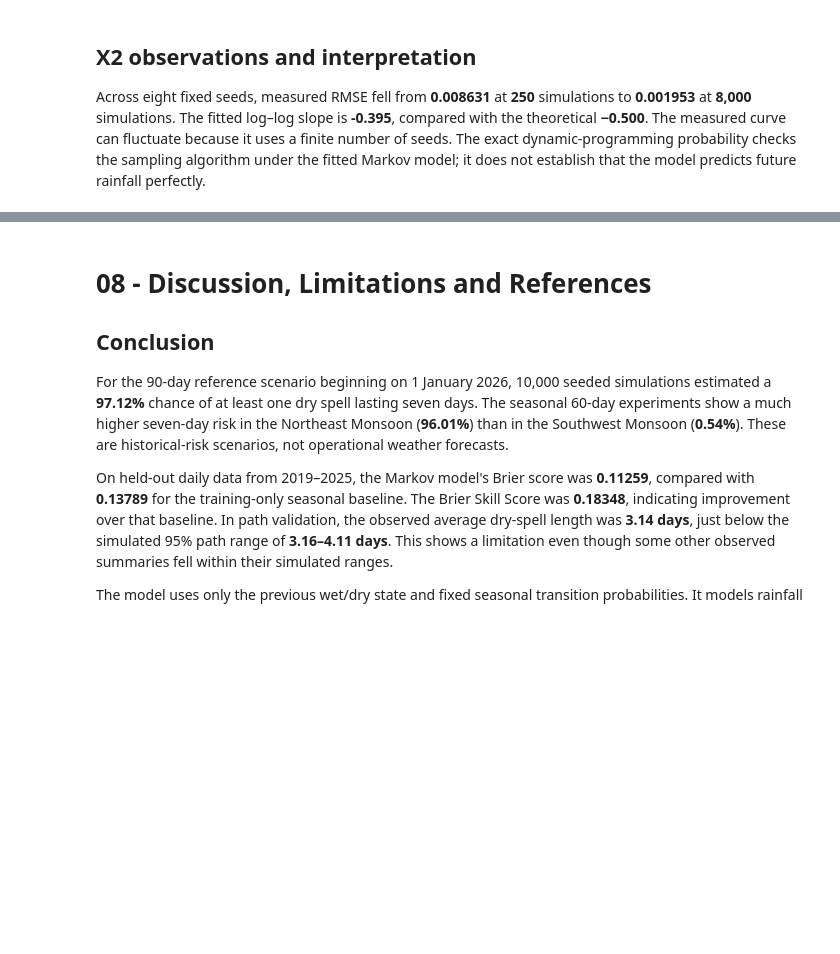
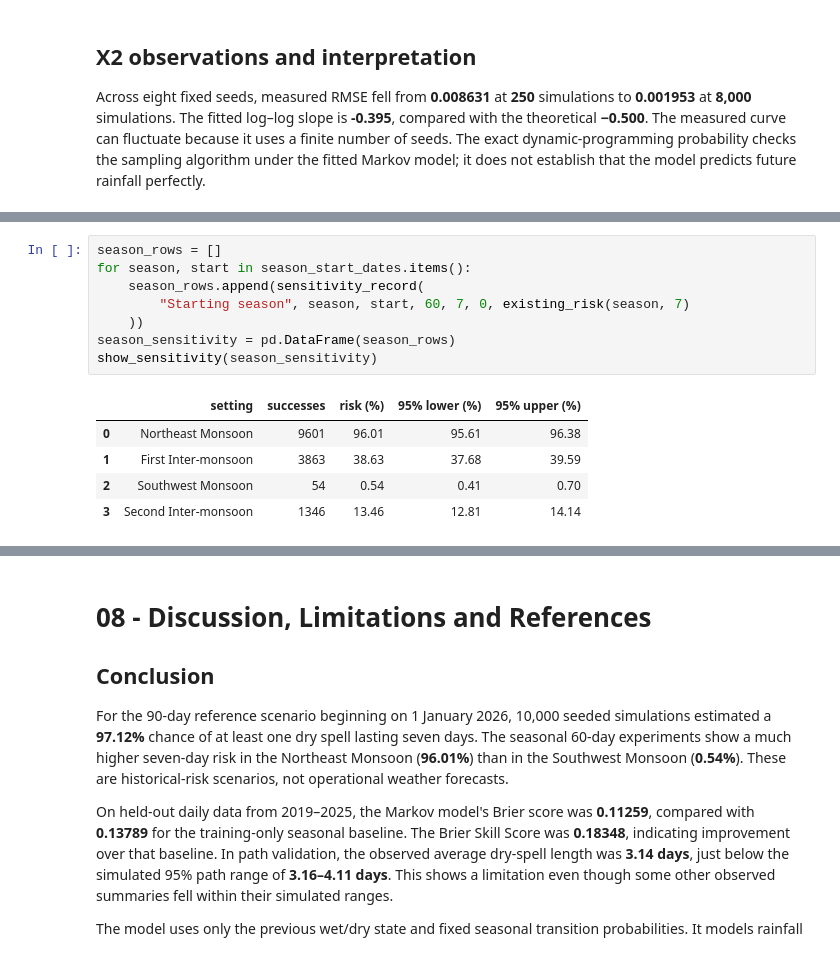
Before and after one commit to NikiniBandara/colombo-monsoon-dry-spell-simulator, a Jupyter notebook: notebook/colombo-monsoon-dry-spell-simulator.ipynb, the cells around one changed output, grey strips where cells are left out. Drawn from its saved outputs; the diff is of its cells as text; blank space fills up the shorter version.

```diff
--- a/notebook/colombo-monsoon-dry-spell-simulator.ipynb
+++ b/notebook/colombo-monsoon-dry-spell-simulator.ipynb
@@ -2382,0 +2467,14 @@ Across eight fixed seeds, measured RMSE fell from **0.008631** at **250** simula
+# %%
+season_rows = []
+for season, start in season_start_dates.items():
+    season_rows.append(sensitivity_record(
+        "Starting season", season, start, 60, 7, 0, existing_risk(season, 7)
+    ))
+season_sensitivity = pd.DataFrame(season_rows)
+show_sensitivity(season_sensitivity)
+# %% [output]
+|  | setting | successes | risk (%) | 95% lower (%) | 95% upper (%) |
+| 0 | Northeast Monsoon | 9601 | 96.01 | 95.61 | 96.38 |
+| 1 | First Inter-monsoon | 3863 | 38.63 | 37.68 | 39.59 |
+| 2 | Southwest Monsoon | 54 | 0.54 | 0.41 | 0.70 |
+| 3 | Second Inter-monsoon | 1346 | 13.46 | 12.81 | 14.14 |
```
Also changed, not shown: parts of 9 cells of this notebook, 3 other files.
